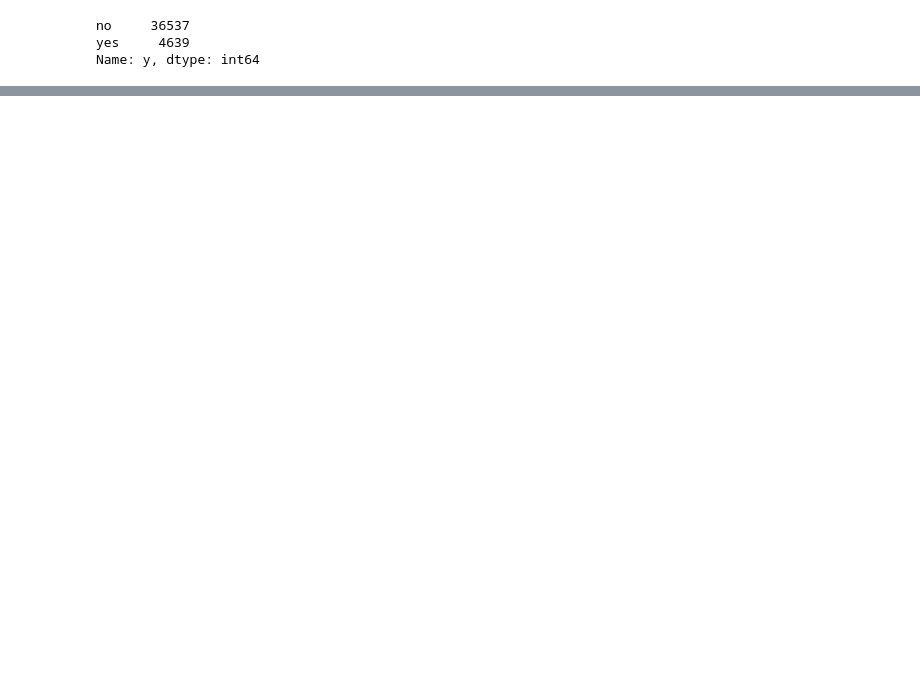
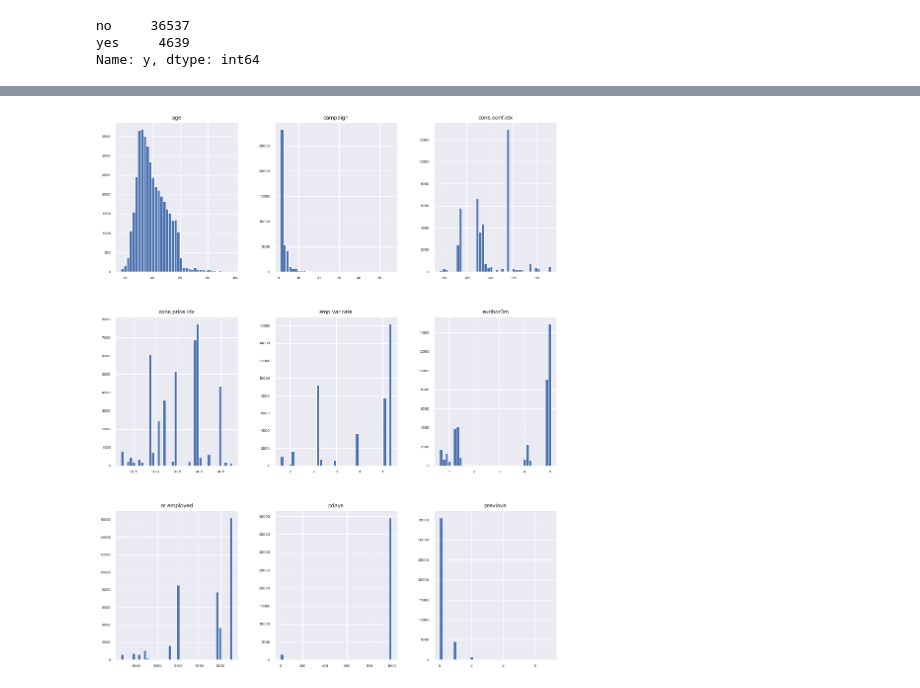
Before and after one commit to Dataforreal/springboard, a Jupyter notebook: Capstone_1/Capstone_Project_1.ipynb, the cells around one changed output, grey strips where cells are left out. Saved outputs shown, nothing was run; the diff lists cells and outputs as text; code cells hidden in the pictures; blank space fills up the shorter version.

```diff
--- a/Capstone_1/Capstone_Project_1.ipynb
+++ b/Capstone_1/Capstone_Project_1.ipynb
@@ -389,0 +387,6 @@ age_job_box = sns.scatterplot(x='education', y='age', hue="y", data=train)
+# %%
+# Histograms below show the distributions of numeric data
+train_cat = train.select_dtypes(include = ['float64', 'int64','category'])
+train_cat.hist(figsize=(16,20), bins=40,xlabelsize=8, ylabelsize=8);
+# %% [output]
+[figure, added]
```
Also changed, not shown: parts of 33 cells of this notebook.
